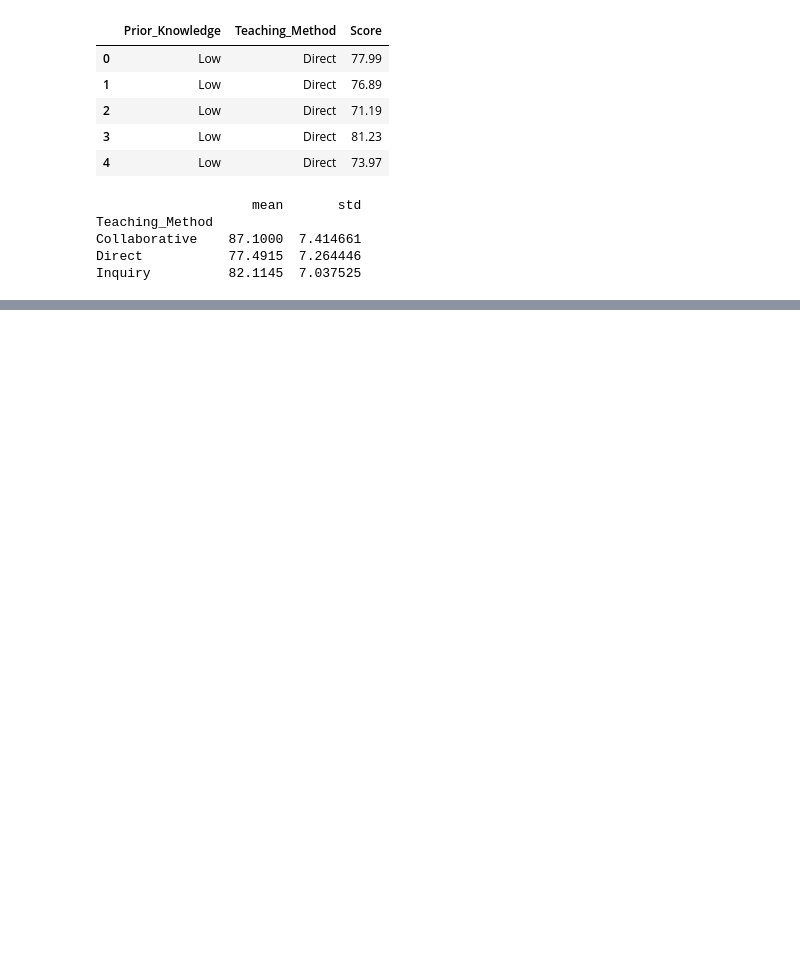
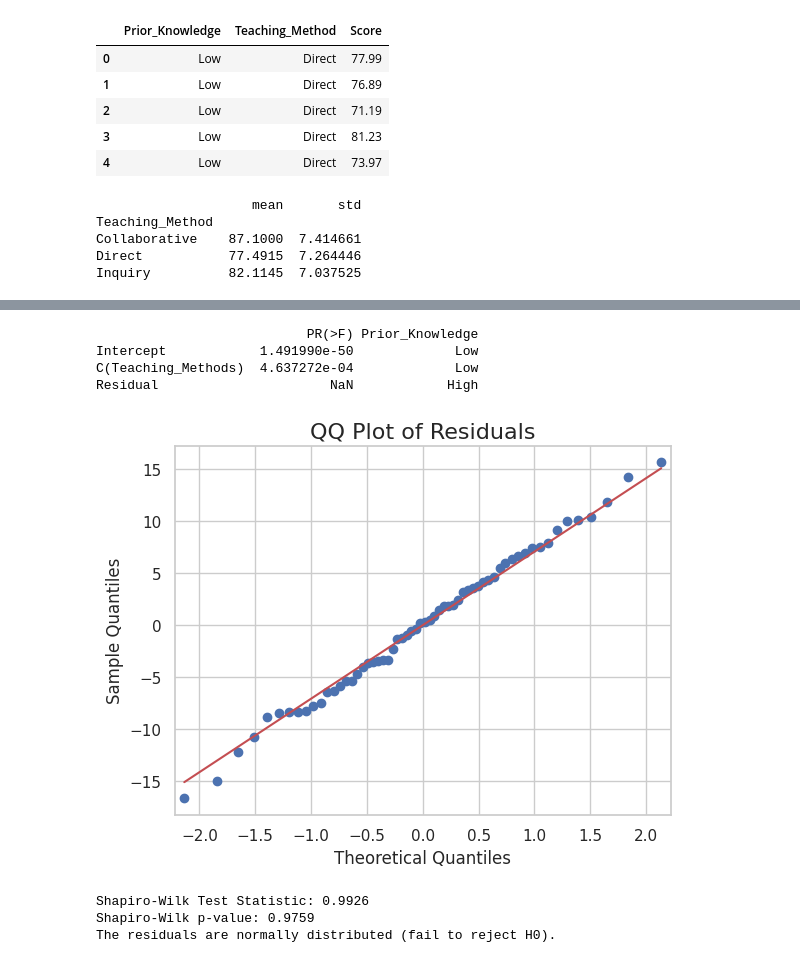
Before and after one commit to morales-evelyn/STAT-7220-Applied-Experimental-Design, a Jupyter notebook: Assignments/HW2/HW-2.ipynb, the cells around one changed output, grey strips where cells are left out. Saved outputs shown, nothing was run; the diff lists cells and outputs as text; code cells hidden in the pictures; blank space fills up the shorter version.

```diff
--- a/Assignments/HW2/HW-2.ipynb
+++ b/Assignments/HW2/HW-2.ipynb
@@ -29,0 +45,39 @@ Inquiry          82.1145  7.037525
+# %%
+#Anova Model
+teaching_data.rename(columns={'Score': 'Quiz_Score', 'Teaching_Method': 'Teaching_Methods'}, inplace=True)
+ts_mod = ols('Quiz_Score ~ C(Teaching_Methods)', data=teaching_data).fit()
+#obtain Anova table
+ts_tab = sm.stats.anova_lm(ts_mod, typ=3)
+ts_tab["Prior_Knowledge"] = np.where(ts_tab["PR(>F)"] < 0.05, "Low", "High")
+print(ts_tab.loc[:, ["PR(>F)", "Prior_Knowledge"]])
+# %% [output]
+                           PR(>F) Prior_Knowledge
+Intercept            1.491990e-50             Low
+C(Teaching_Methods)  4.637272e-04             Low
+Residual                      NaN            High
+# %%
+#Assessing Normaility
+#Import scipy
+import scipy.stats as stats
+ts_residuals = ts_mod.resid
+##Generate QQ PLOT
+smqqplot = sm.qqplot(ts_residuals, line='s')
+plt.title('QQ Plot of Residuals', loc='center', fontsize=16)
+plt.show()
+# %% [output]
+[figure, added]
+# %%
+##Perform Shapiro-Wilk Test
+shapiro_test = stats.shapiro(ts_residuals)
+shapiro_stat = shapiro_test.statistic
+shapiro_pval = shapiro_test.pvalue
+print(f"Shapiro-Wilk Test Statistic: {shapiro_stat:.4f}")
+print(f"Shapiro-Wilk p-value: {shapiro_pval:.4f}")
+if shapiro_pval < 0.05:
+    print("The residuals are not normally distributed (reject H0).")
+else:
+    print("The residuals are normally distributed (fail to reject H0).")
+# %% [output]
+Shapiro-Wilk Test Statistic: 0.9926
+Shapiro-Wilk p-value: 0.9759
+The residuals are normally distributed (fail to reject H0).
```
Also changed, not shown: parts of 14 cells of this notebook.
